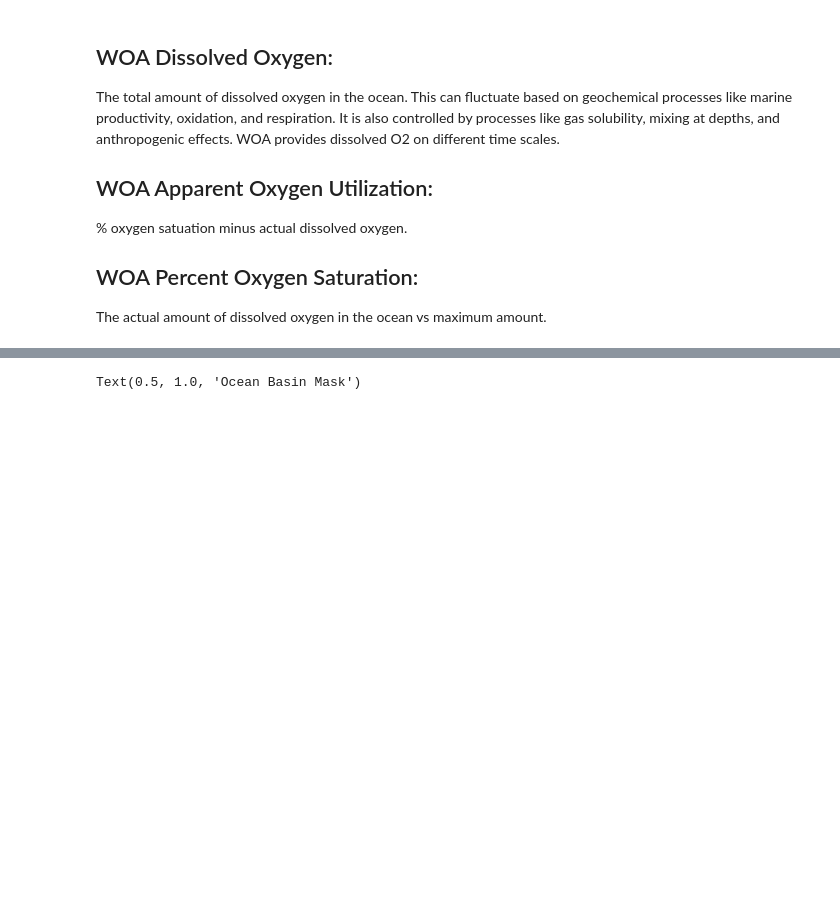
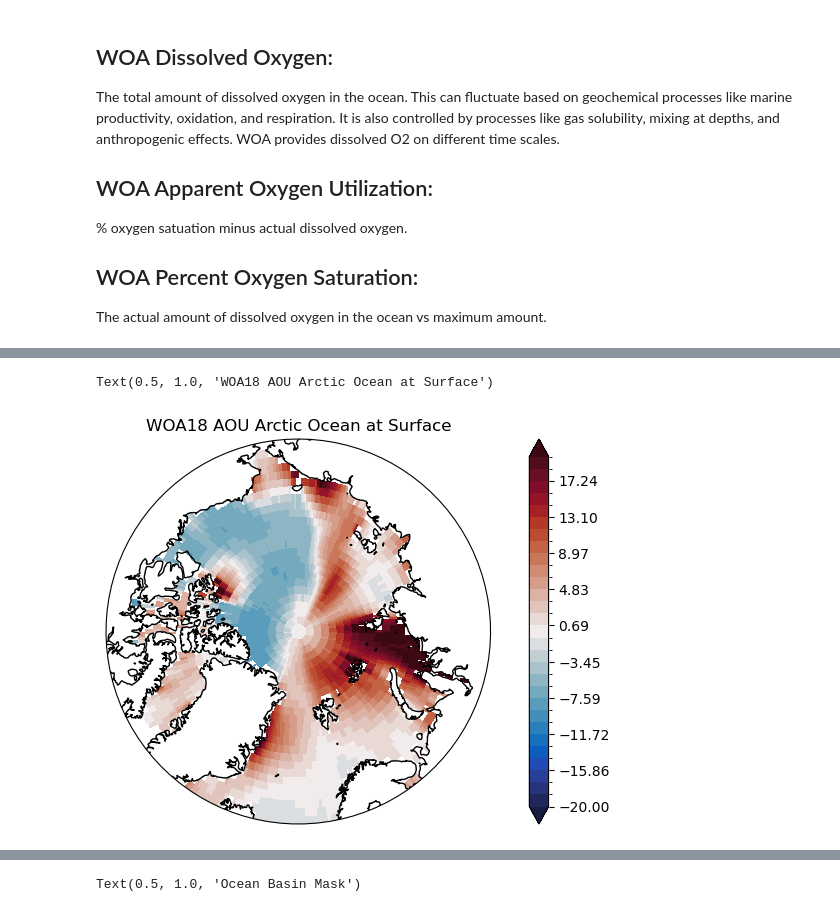
Before and after one commit to EES-3506-5506/EES3506_5506_Fall2023_Final_Project_G4_Hartman, a Jupyter notebook: notebooks/Final_Historical.ipynb, the cells around one changed output, grey strips where cells are left out. Cells and saved outputs as stored; diff of their text form; code cells hidden in the pictures; blank space fills up the shorter version.

Commit message:
Arctic and Southern projections"

```diff
--- a/notebooks/Final_Historical.ipynb
+++ b/notebooks/Final_Historical.ipynb
@@ -26,3 +117,29 @@ atlanticocean = (woa18_basins.where(woa18_basins==2) / woa18_basins.where(woa18_
 pacificocean = (woa18_basins.where(woa18_basins==3) / woa18_basins.where(woa18_basins==3))
 arcticocean = (woa18_basins.where(woa18_basins==4) / woa18_basins.where(woa18_basins==4))
 indianocean = (woa18_basins.where(woa18_basins==5) / woa18_basins.where(woa18_basins==5))
+# %%
+def North_Polar(array,vmin,vmax,cmap):
+    subplot_kws = dict(projection=ccrs.NorthPolarStereo())
+    fig, ax = plt.subplots(figsize=[10, 5],subplot_kw=subplot_kws)
+
+    array.plot(ax=ax,
+               transform =ccrs.PlateCarree(),
+               vmin=vmin,
+               vmax=vmax,
+               extend='both',
+               cmap=cmap,levels=30)
+
+    # Limit the map to -50 degrees latitude and below.
+    ax.set_extent([-180, 180, 65, 90], ccrs.PlateCarree())
+
+    # Compute a circle in axes coordinates, which we can use as a boundary
+    # for the map. We can pan/zoom as much as we like - the boundary will be
+    # permanently circular.
+
+    theta = np.linspace(0, 2*np.pi, 100)
+    center, radius = [0.5, 0.5], 0.5
+    verts = np.vstack([np.sin(theta), np.cos(theta)]).T
+    circle = mpath.Path(verts * radius + center)
+
+    ax.set_boundary(circle, transform=ax.transAxes)
+    ax.coastlines()
@@ -28,0 +173,6 @@ indianocean = (woa18_basins.where(woa18_basins==5) / woa18_basins.where(woa18_ba
+# %%
+North_Polar(woa18_aou_arctic.isel(depth=0),-20,20,cmocean.cm.balance)
+plt.title('WOA18 AOU Arctic Ocean at Surface')
+# %% [output]
+Text(0.5, 1.0, 'WOA18 AOU Arctic Ocean at Surface')
+[figure, added]
```
Also changed, not shown: parts of 11 cells of this notebook.
